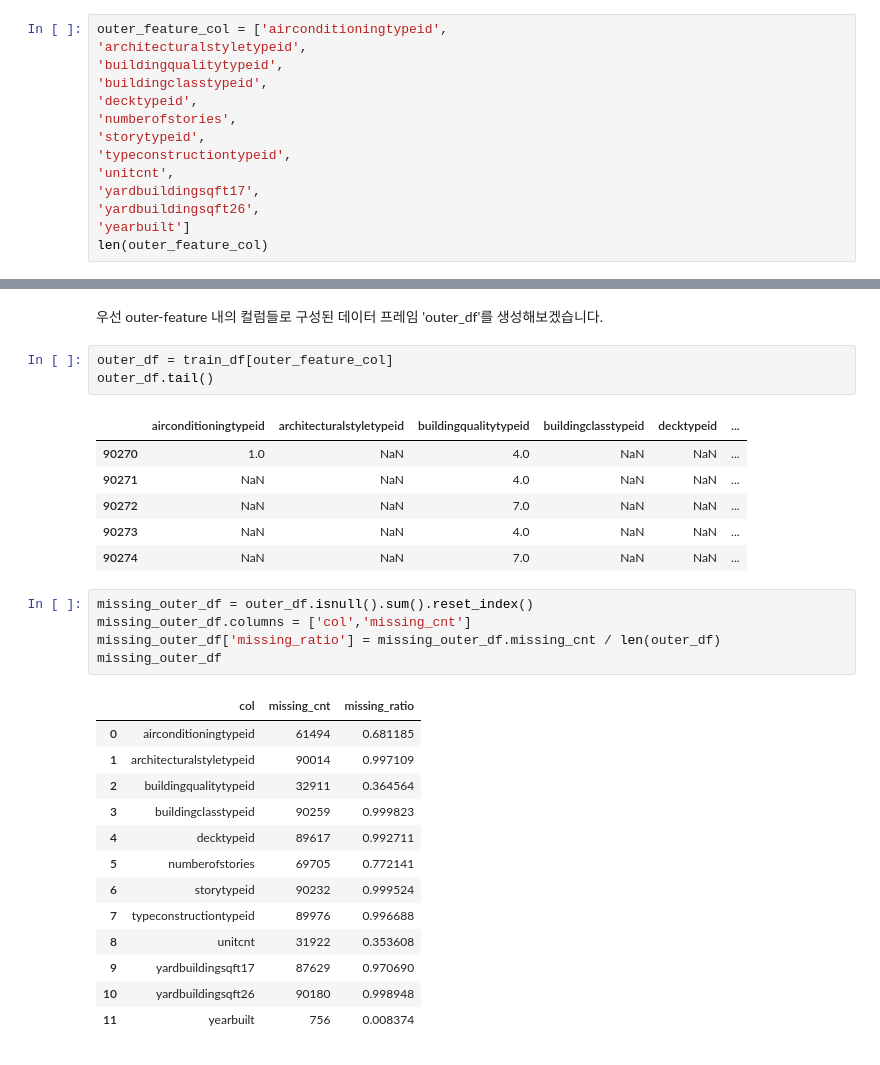
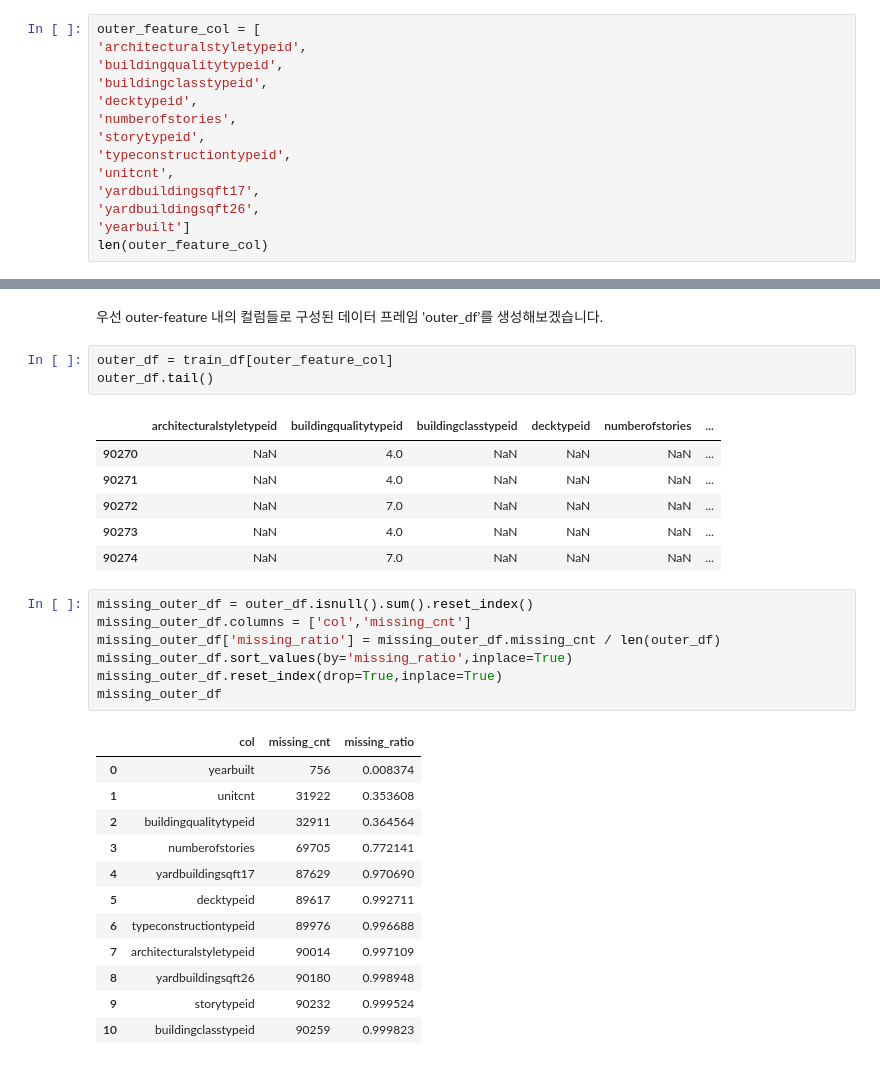
Before and after one commit to hskimim/data-analysis-tutorial, a Jupyter notebook: zillow_prize_estimation/Outer-feature.ipynb, the cells around one changed output, grey strips where cells are left out. Drawn from its saved outputs; the diff is of its cells as text.

```diff
--- a/zillow_prize_estimation/Outer-feature.ipynb
+++ b/zillow_prize_estimation/Outer-feature.ipynb
@@ -64,5 +63,5 @@ len(outer_feature)
 # %%
-outer_feature_col = ['airconditioningtypeid',
+outer_feature_col = [
 'architecturalstyletypeid',
 'buildingqualitytypeid',
 'buildingclasstypeid',
@@ -178,31 +212,32 @@ plt.show()
 outer_df = train_df[outer_feature_col]
 outer_df.tail()
 # %% [output]
-|  | airconditioningtypeid | architecturalstyletypeid | buildingqualitytypeid | buildingclasstypeid | decktypeid | ... |
-| 90270 | 1.0 | NaN | 4.0 | NaN | NaN | ... |
-| 90271 | NaN | NaN | 4.0 | NaN | NaN | ... |
-| 90272 | NaN | NaN | 7.0 | NaN | NaN | ... |
-| 90273 | NaN | NaN | 4.0 | NaN | NaN | ... |
-| 90274 | NaN | NaN | 7.0 | NaN | NaN | ... |
+|  | architecturalstyletypeid | buildingqualitytypeid | buildingclasstypeid | decktypeid | numberofstories | ... |
+| 90270 | NaN | 4.0 | NaN | NaN | NaN | ... |
+| 90271 | NaN | 4.0 | NaN | NaN | NaN | ... |
+| 90272 | NaN | 7.0 | NaN | NaN | NaN | ... |
+| 90273 | NaN | 4.0 | NaN | NaN | NaN | ... |
+| 90274 | NaN | 7.0 | NaN | NaN | NaN | ... |
 # %%
 missing_outer_df = outer_df.isnull().sum().reset_index()
 missing_outer_df.columns = ['col','missing_cnt']
 missing_outer_df['missing_ratio'] = missing_outer_df.missing_cnt / len(outer_df)
+missing_outer_df.sort_values(by='missing_ratio',inplace=True)
+missing_outer_df.reset_index(drop=True,inplace=True)
 missing_outer_df
 # %% [output]
 |  | col | missing_cnt | missing_ratio |
-| 0 | airconditioningtypeid | 61494 | 0.681185 |
-| 1 | architecturalstyletypeid | 90014 | 0.997109 |
+| 0 | yearbuilt | 756 | 0.008374 |
+| 1 | unitcnt | 31922 | 0.353608 |
 | 2 | buildingqualitytypeid | 32911 | 0.364564 |
-| 3 | buildingclasstypeid | 90259 | 0.999823 |
-| 4 | decktypeid | 89617 | 0.992711 |
-| 5 | numberofstories | 69705 | 0.772141 |
-| 6 | storytypeid | 90232 | 0.999524 |
-| 7 | typeconstructiontypeid | 89976 | 0.996688 |
-| 8 | unitcnt | 31922 | 0.353608 |
-| 9 | yardbuildingsqft17 | 87629 | 0.970690 |
-| 10 | yardbuildingsqft26 | 90180 | 0.998948 |
-| 11 | yearbuilt | 756 | 0.008374 |
+| 3 | numberofstories | 69705 | 0.772141 |
+| 4 | yardbuildingsqft17 | 87629 | 0.970690 |
+| 5 | decktypeid | 89617 | 0.992711 |
+| 6 | typeconstructiontypeid | 89976 | 0.996688 |
+| 7 | architecturalstyletypeid | 90014 | 0.997109 |
+| 8 | yardbuildingsqft26 | 90180 | 0.998948 |
+| 9 | storytypeid | 90232 | 0.999524 |
+| 10 | buildingclasstypeid | 90259 | 0.999823 |
 # %%
 plt.figure(figsize=(12,8))
 plt.barh(missing_outer_df.col,missing_outer_df.missing_ratio)
```
Also changed, not shown: parts of 27 cells of this notebook, 1 other file.
